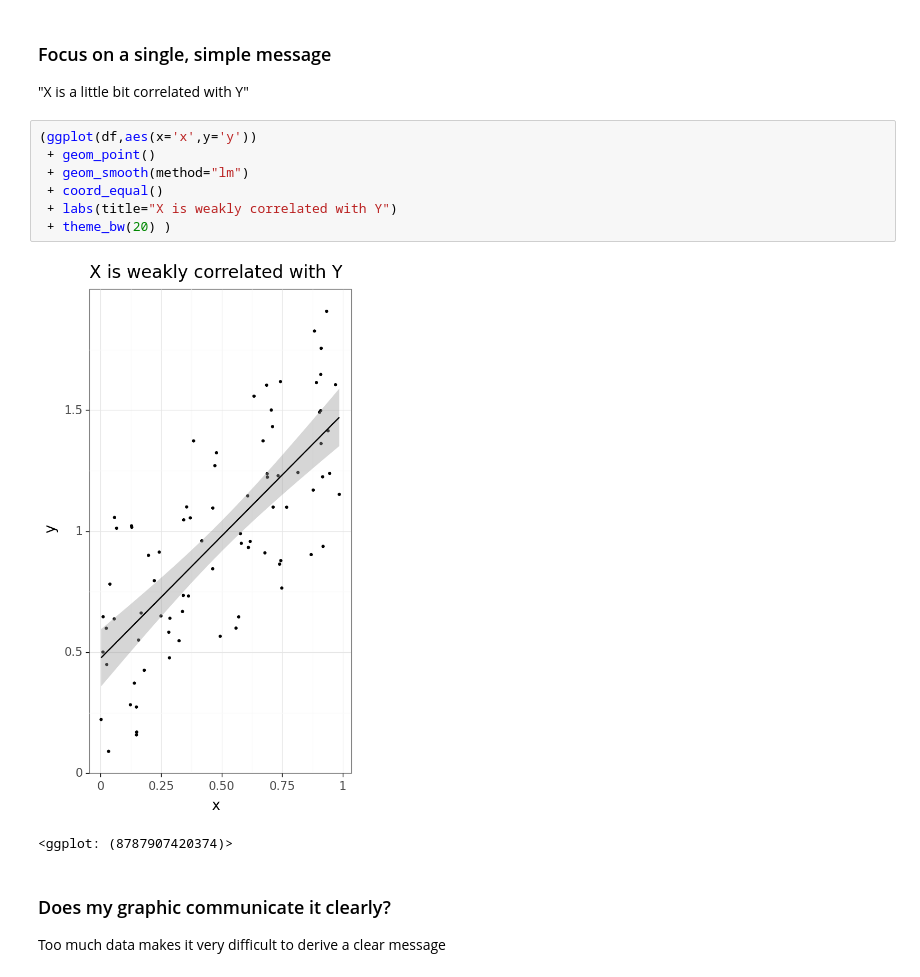
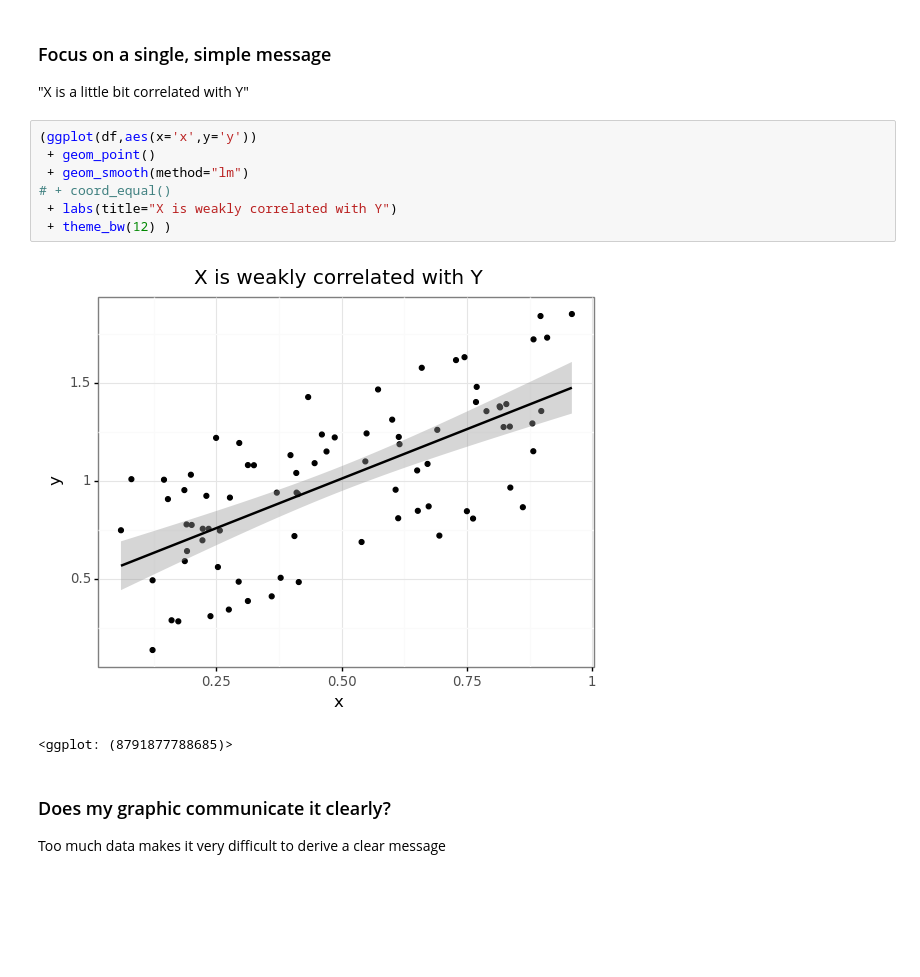
Before and after one commit to ImagingLectures/Quantitative-Big-Imaging-2021, a Jupyter notebook: Lectures/Lecture-08/08-Statistics.ipynb, the cells around one changed output. Cells and saved outputs as stored; diff of their text form; blank space fills up the shorter version.

```diff
--- a/Lectures/Lecture-08/08-Statistics.ipynb
+++ b/Lectures/Lecture-08/08-Statistics.ipynb
@@ -1533,13 +1594,13 @@ ggplot(df,aes(x='x',y='y')) + geom_point()
 # %%
 (ggplot(df,aes(x='x',y='y'))
  + geom_point()
  + geom_smooth(method="lm")
- + coord_equal()
+# + coord_equal()
  + labs(title="X is weakly correlated with Y")
- + theme_bw(20) )
+ + theme_bw(12) )
 # %% [output]
-[figure, old version]
+[figure, new version]
-<ggplot: (8787907420374)>
+<ggplot: (8791877788685)>
 # %% [markdown]
 ### Does my graphic communicate it clearly?
 
```
Also changed, not shown: parts of 45 cells of this notebook.
